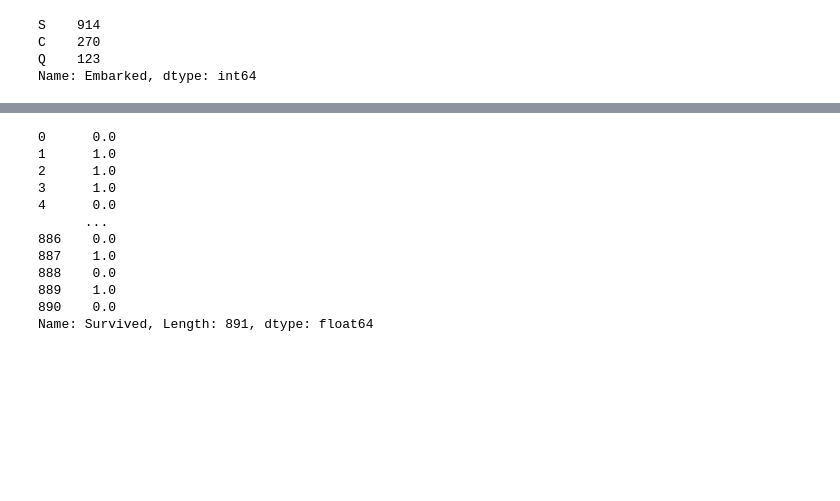
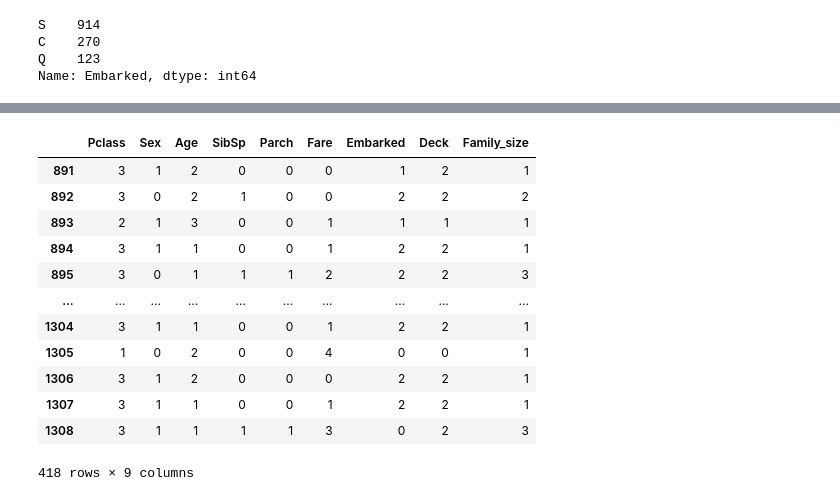
Before and after one commit to LEE-SANG-HYUK/Titanic, a Jupyter notebook: titanic_4.ipynb, the cells around one changed output, grey strips where cells are left out. Cells and saved outputs as stored; diff of their text form; code cells hidden in the pictures; blank space fills up the shorter version.

```diff
--- a/titanic_4.ipynb
+++ b/titanic_4.ipynb
@@ -283,15 +304,16 @@ x
-# %%
-y
-# %% [output]
-0      0.0
-1      1.0
-2      1.0
-3      1.0
-4      0.0
-      ...
-886    0.0
-887    1.0
-888    0.0
-889    1.0
-890    0.0
-Name: Survived, Length: 891, dtype: float64
+# %%
+test
+# %% [output]
+|  | Pclass | Sex | Age | SibSp | Parch | Fare | Embarked | Deck | Family_size |
+| 891 | 3 | 1 | 2 | 0 | 0 | 0 | 1 | 2 | 1 |
+| 892 | 3 | 0 | 2 | 1 | 0 | 0 | 2 | 2 | 2 |
+| 893 | 2 | 1 | 3 | 0 | 0 | 1 | 1 | 1 | 1 |
+| 894 | 3 | 1 | 1 | 0 | 0 | 1 | 2 | 2 | 1 |
+| 895 | 3 | 0 | 1 | 1 | 1 | 2 | 2 | 2 | 3 |
+| ... | ... | ... | ... | ... | ... | ... | ... | ... | ... |
+| 1304 | 3 | 1 | 1 | 0 | 0 | 1 | 2 | 2 | 1 |
+| 1305 | 1 | 0 | 2 | 0 | 0 | 4 | 0 | 0 | 1 |
+| 1306 | 3 | 1 | 2 | 0 | 0 | 0 | 2 | 2 | 1 |
+| 1307 | 3 | 1 | 1 | 0 | 0 | 1 | 2 | 2 | 1 |
+| 1308 | 3 | 1 | 1 | 1 | 1 | 3 | 0 | 2 | 3 |
+418 rows × 9 columns
```
Also changed, not shown: parts of 44 cells of this notebook.
